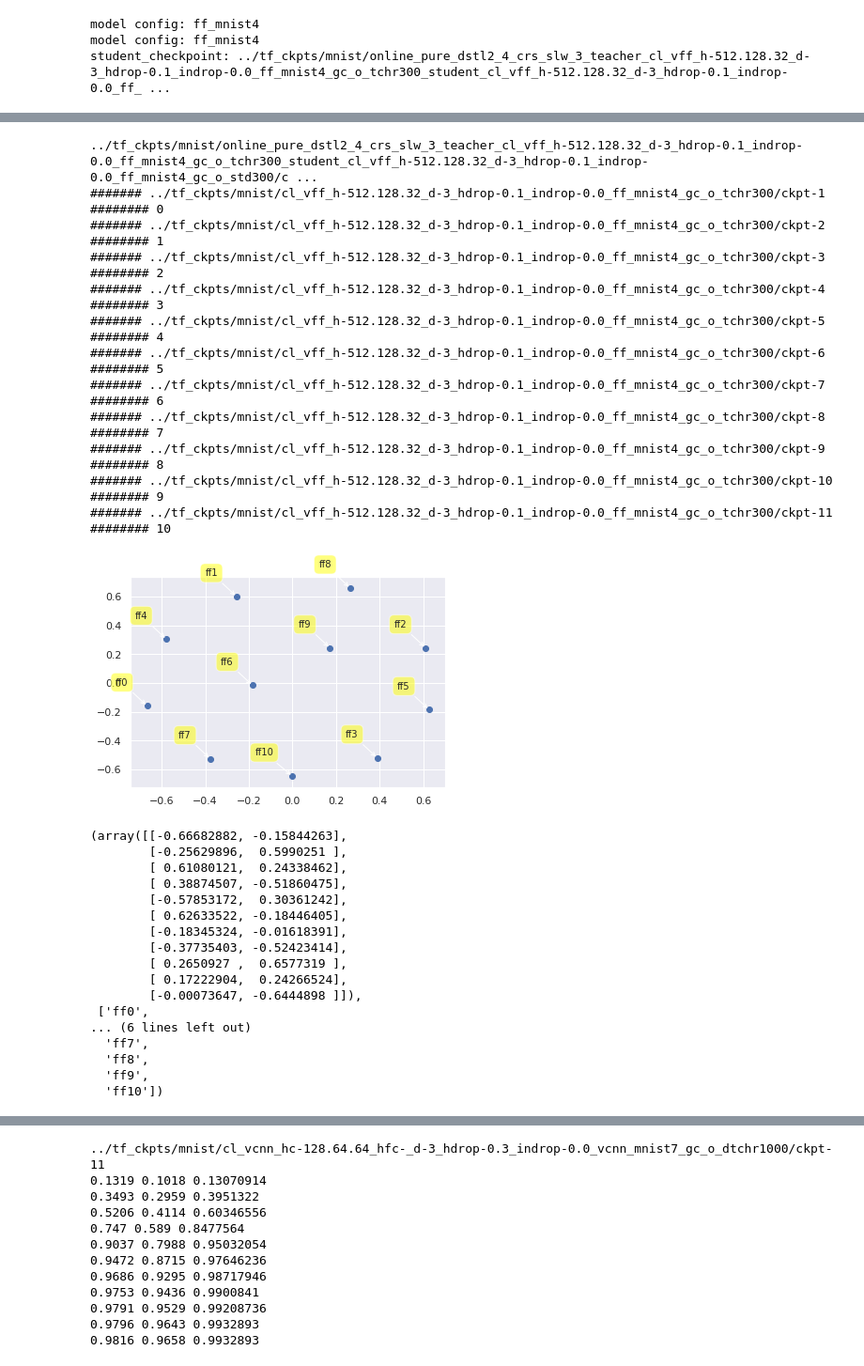
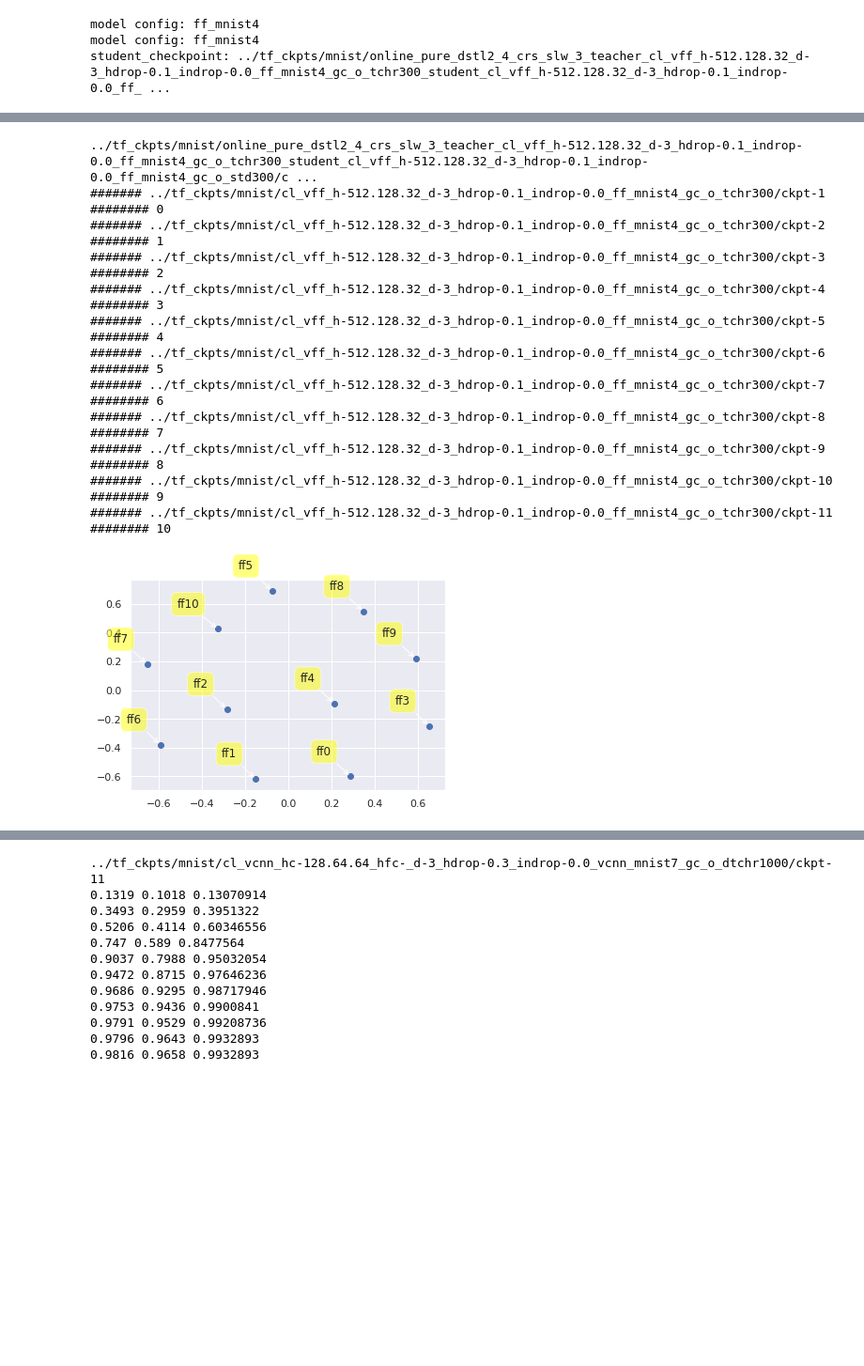
Before and after one commit to samiraabnar/Reflect, a Jupyter notebook: notebooks/mnist_repsim.ipynb, the cells around one changed output, grey strips where cells are left out. Shown at 94% size. Saved outputs shown, nothing was run; the diff lists cells and outputs as text; code cells hidden in the pictures; blank space fills up the shorter version.

```diff
--- a/notebooks/mnist_repsim.ipynb
+++ b/notebooks/mnist_repsim.ipynb
@@ -1196,52 +1035,35 @@ Lz = []
 # for i, ck in enumerate(student_manager.checkpoints):
 #     std_ckpt.restore(ck)
 #     print("#######", ck, "########", i)
 #     student_model.compile(loss=task.get_loss_fn(), metrics=task.metrics())
 #     Mz.append(copy(student_model))
 #     Lz.append('ff2ff'+str(i))
 
 
 
 for i, ck in enumerate(teacher_manager.checkpoints):
     tchr_ckpt.restore(ck)
     print("#######", ck, "########", i)
     teacher_model.compile(loss=task.get_loss_fn(), metrics=task.metrics())
     Mz.append(copy(teacher_model))
     Lz.append('ff'+str(i))
 
 reploss_dic, dist_lists = get_reploss_dic(Mz, Lz, cmnist_trans_test, repindex=1)
-project2d(reploss_dic, dist_lists)
+ff_lz, ff_ez = project2d(reploss_dic, dist_lists)
 # %% [output]
 ../tf_ckpts/mnist/online_pure_dstl2_4_crs_slw_3_teacher_cl_vff_h-512.128.32_d-3_hdrop-0.1_indrop-0.0_ff_mnist4_gc_o_tchr300_student_cl_vff_h-512.128.32_d-3_hdrop-0.1_indrop-0.0_ff_mnist4_gc_o_std300/c ...
 ####### ../tf_ckpts/mnist/cl_vff_h-512.128.32_d-3_hdrop-0.1_indrop-0.0_ff_mnist4_gc_o_tchr300/ckpt-1 ######## 0
 ####### ../tf_ckpts/mnist/cl_vff_h-512.128.32_d-3_hdrop-0.1_indrop-0.0_ff_mnist4_gc_o_tchr300/ckpt-2 ######## 1
 ####### ../tf_ckpts/mnist/cl_vff_h-512.128.32_d-3_hdrop-0.1_indrop-0.0_ff_mnist4_gc_o_tchr300/ckpt-3 ######## 2
 ####### ../tf_ckpts/mnist/cl_vff_h-512.128.32_d-3_hdrop-0.1_indrop-0.0_ff_mnist4_gc_o_tchr300/ckpt-4 ######## 3
 ####### ../tf_ckpts/mnist/cl_vff_h-512.128.32_d-3_hdrop-0.1_indrop-0.0_ff_mnist4_gc_o_tchr300/ckpt-5 ######## 4
 ####### ../tf_ckpts/mnist/cl_vff_h-512.128.32_d-3_hdrop-0.1_indrop-0.0_ff_mnist4_gc_o_tchr300/ckpt-6 ######## 5
 ####### ../tf_ckpts/mnist/cl_vff_h-512.128.32_d-3_hdrop-0.1_indrop-0.0_ff_mnist4_gc_o_tchr300/ckpt-7 ######## 6
 ####### ../tf_ckpts/mnist/cl_vff_h-512.128.32_d-3_hdrop-0.1_indrop-0.0_ff_mnist4_gc_o_tchr300/ckpt-8 ######## 7
 ####### ../tf_ckpts/mnist/cl_vff_h-512.128.32_d-3_hdrop-0.1_indrop-0.0_ff_mnist4_gc_o_tchr300/ckpt-9 ######## 8
 ####### ../tf_ckpts/mnist/cl_vff_h-512.128.32_d-3_hdrop-0.1_indrop-0.0_ff_mnist4_gc_o_tchr300/ckpt-10 ######## 9
 ####### ../tf_ckpts/mnist/cl_vff_h-512.128.32_d-3_hdrop-0.1_indrop-0.0_ff_mnist4_gc_o_tchr300/ckpt-11 ######## 10
-[figure, old version]
+[figure, new version]
-(array([[-0.66682882, -0.15844263],
-        [-0.25629896,  0.5990251 ],
-        [ 0.61080121,  0.24338462],
-        [ 0.38874507, -0.51860475],
-        [-0.57853172,  0.30361242],
-        [ 0.62633522, -0.18446405],
-        [-0.18345324, -0.01618391],
-        [-0.37735403, -0.52423414],
-        [ 0.2650927 ,  0.6577319 ],
-        [ 0.17222904,  0.24266524],
-        [-0.00073647, -0.6444898 ]]),
- ['ff0',
-... (6 lines left out)
-  'ff7',
-  'ff8',
-  'ff9',
-  'ff10'])
 # %%
 import logging
 tf.get_logger().setLevel(logging.ERROR)
```
Also changed, not shown: parts of 26 cells of this notebook.
